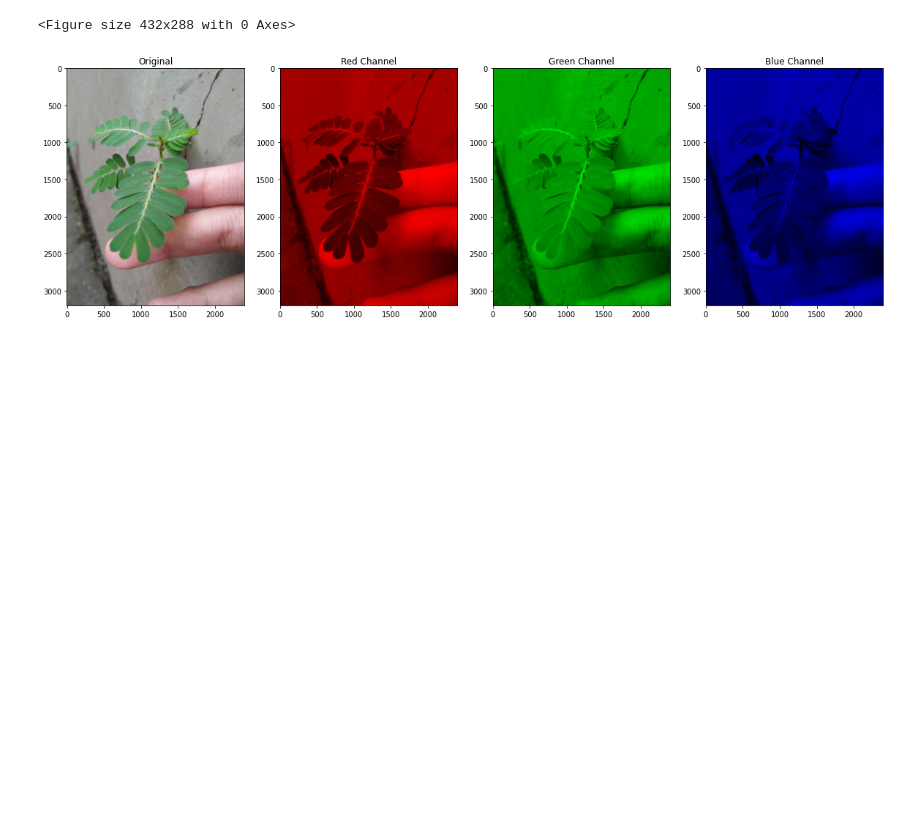
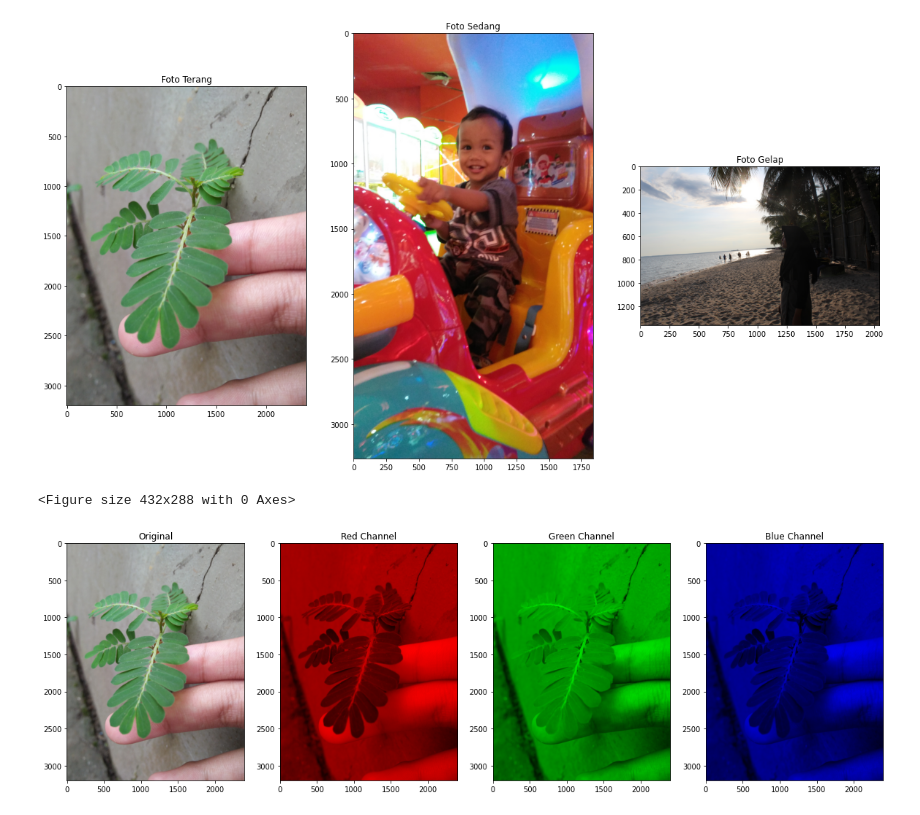
Before and after one commit to slstyrn21/Pengolahan-Citra-Project, a Jupyter notebook: Program_Histogram.ipynb, the cells around one changed output. Cells and saved outputs as stored; diff of their text form; code cells hidden in the pictures; blank space fills up the shorter version.

```diff
--- a/Program_Histogram.ipynb
+++ b/Program_Histogram.ipynb
@@ -11,4 +13,20 @@ from PIL import Image
 img_terang = io.imread("/terang.jpg")
 img_sedang = io.imread("/sedang.jpg")
 img_gelap = io.imread("/gelap.jpg")
+# %%
+# menampilkan gambar asli
+
+def show_asli():
+  fig, ax = plt.subplots(ncols=3, nrows=1, figsize=(20,15))
+
+  ax[0].imshow(img_terang)
+  ax[0].set_title('Foto Terang')
+  ax[1].imshow(img_sedang)
+  ax[1].set_title('Foto Sedang')
+  ax[2].imshow(img_gelap)
+  ax[2].set_title('Foto Gelap')
+
+show_asli()
+# %% [output]
+[figure, added]
 # %%
```
Also changed, not shown: parts of 8 cells of this notebook.
